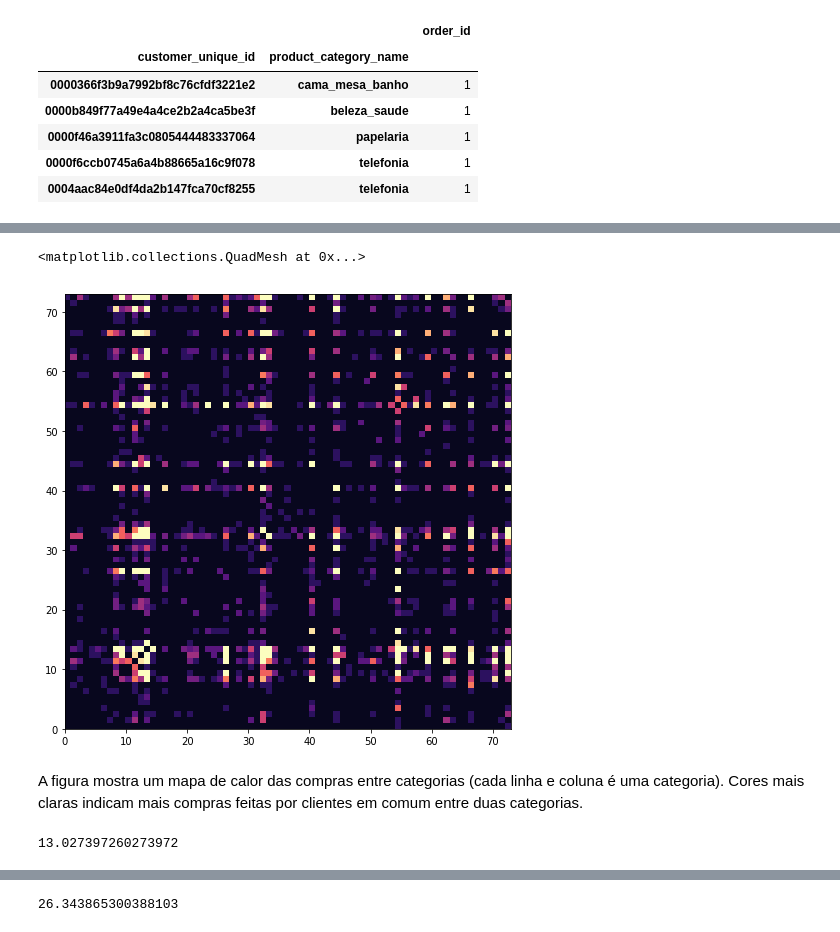
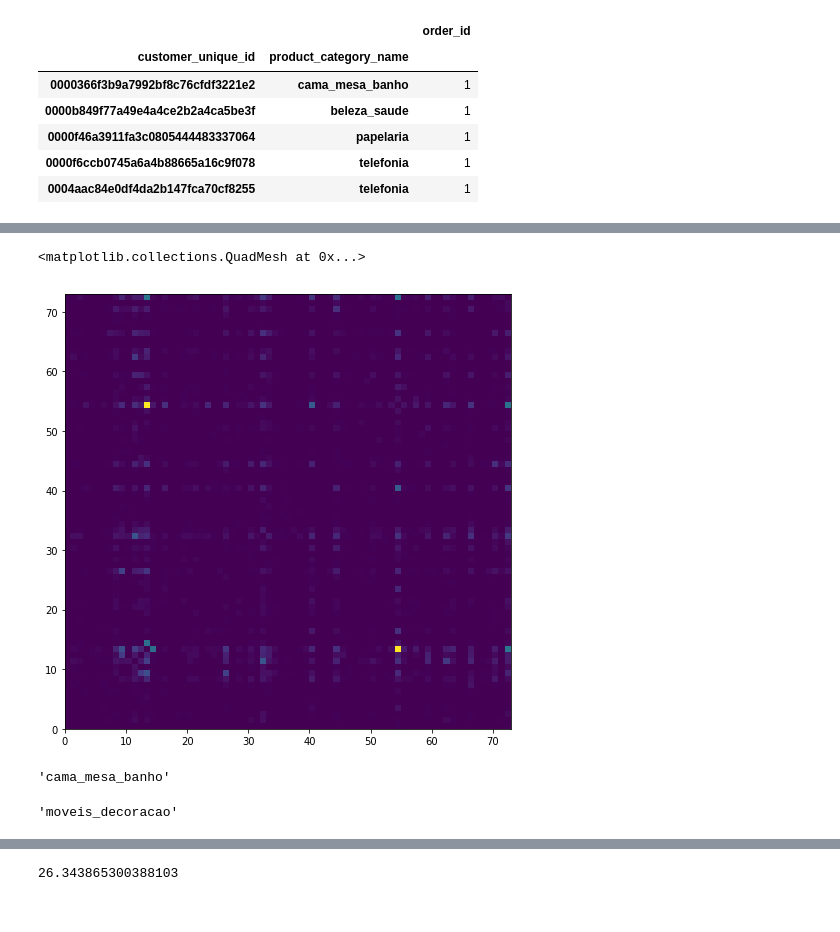
Before and after one commit to GuiBrandt/e-commerce, a Jupyter notebook: Sprint 1/recorrência.ipynb, the cells around one changed output, grey strips where cells are left out. Saved outputs shown, nothing was run; the diff lists cells and outputs as text; code cells hidden in the pictures.

Commit message:
Relação de compras across categorias

```diff
--- a/Sprint 1/recorrência.ipynb
+++ b/Sprint 1/recorrência.ipynb
@@ -343,16 +348,18 @@ category_sales_table.style.background_gradient(cmap='viridis')
 # %%
 import matplotlib.colors as colors
 
 plt.figure(figsize=(8, 8))
-bounds = np.linspace(-1, 10, 20)
-norm = colors.BoundaryNorm(boundaries=bounds, ncolors=256)
-plt.pcolormesh(category_sales_table, cmap='magma', norm=norm)
+plt.pcolormesh(category_sales_table)
 # %% [output]
 <matplotlib.collections.QuadMesh at 0x...>
-[figure, old version]
+[figure, new version]
-# %% [markdown]
-A figura mostra um mapa de calor das compras entre categorias (cada linha e coluna é uma categoria). Cores mais claras indicam mais compras feitas por clientes em comum entre duas categorias.
-# %%
-category_sales_table.max().mean()
-# %% [output]
-13.027397260273972
+# %%
+max_cat = category_sales_table.max().idxmax()
+max_cat
+# %% [output]
+'cama_mesa_banho'
+# %%
+max_dog = category_sales_table.loc[max_cat].idxmax()
+max_dog
+# %% [output]
+'moveis_decoracao'
```
Also changed, not shown: parts of 8 cells of this notebook.
